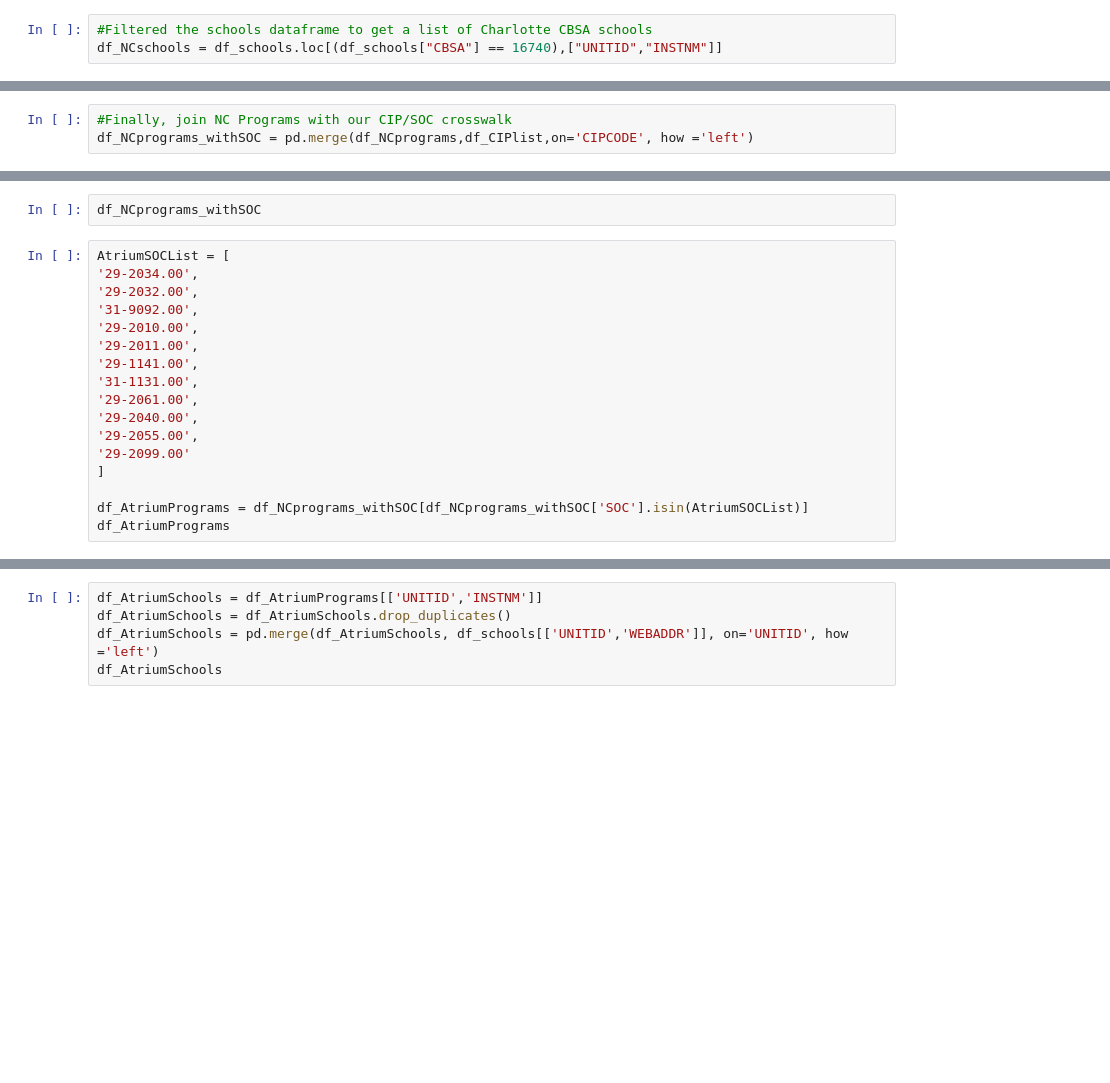
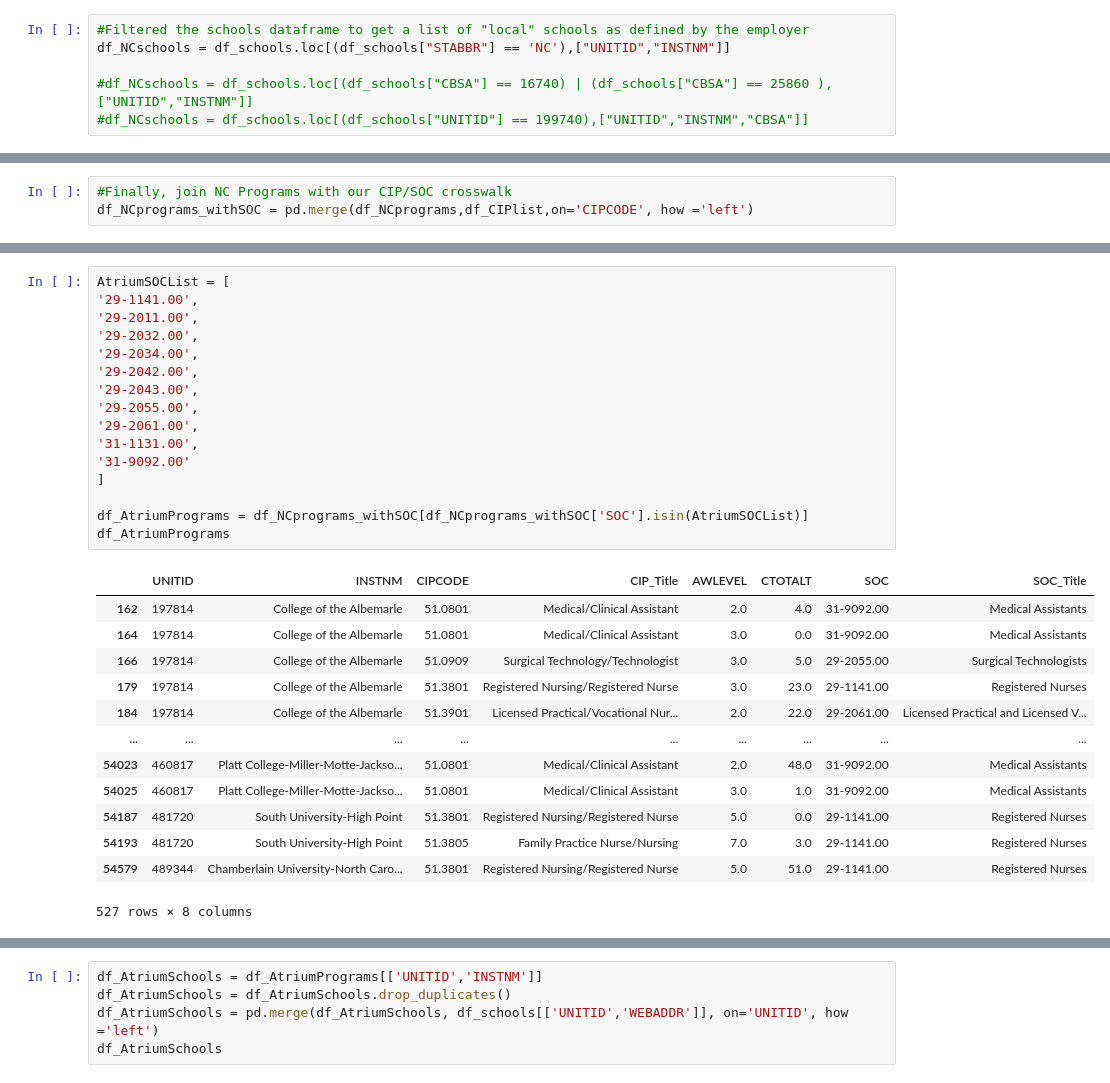
Before and after one commit to daybydata/workforce_development_insights, a Jupyter notebook: ProgramList.ipynb, the cells around one changed output, grey strips where cells are left out. Saved outputs shown, nothing was run; the diff lists cells and outputs as text; blank space fills up the shorter version.

```diff
--- a/ProgramList.ipynb
+++ b/ProgramList.ipynb
@@ -51,6 +113,9 @@ df_CIPlist.rename(columns = {'CIP':'CIPCODE'}, inplace = True)
 # %%
-#Filtered the schools dataframe to get a list of Charlotte CBSA schools
-df_NCschools = df_schools.loc[(df_schools["CBSA"] == 16740),["UNITID","INSTNM"]]
+#Filtered the schools dataframe to get a list of "local" schools as defined by the employer
+df_NCschools = df_schools.loc[(df_schools["STABBR"] == 'NC'),["UNITID","INSTNM"]]
+
+#df_NCschools = df_schools.loc[(df_schools["CBSA"] == 16740) | (df_schools["CBSA"] == 25860 ),["UNITID","INSTNM"]]
+#df_NCschools = df_schools.loc[(df_schools["UNITID"] == 199740),["UNITID","INSTNM","CBSA"]]
 # %%
 #Reivew the NC Schools list
 df_NCschools
@@ -95,19 +217,30 @@ df_NCprograms_withSOC = df_NCprograms_withSOC[cols]
-# %%
-df_NCprograms_withSOC
 # %%
 AtriumSOCList = [
+'29-1141.00',
+'29-2011.00',
+'29-2032.00',
 '29-2034.00',
-'29-2032.00',
-'31-9092.00',
-'29-2010.00',
-'29-2011.00',
-'29-1141.00',
+'29-2042.00',
+'29-2043.00',
+'29-2055.00',
+'29-2061.00',
 '31-1131.00',
-'29-2061.00',
-'29-2040.00',
-'29-2055.00',
-'29-2099.00'
+'31-9092.00'
 ]
 
 df_AtriumPrograms = df_NCprograms_withSOC[df_NCprograms_withSOC['SOC'].isin(AtriumSOCList)]
 df_AtriumPrograms
+# %% [output]
+|  | UNITID | INSTNM | CIPCODE | CIP_Title | AWLEVEL | CTOTALT | SOC | SOC_Title |
+| 162 | 197814 | College of the Albemarle | 51.0801 | Medical/Clinical Assistant | 2.0 | 4.0 | 31-9092.00 | Medical Assistants |
+| 164 | 197814 | College of the Albemarle | 51.0801 | Medical/Clinical Assistant | 3.0 | 0.0 | 31-9092.00 | Medical Assistants |
+| 166 | 197814 | College of the Albemarle | 51.0909 | Surgical Technology/Technologist | 3.0 | 5.0 | 29-2055.00 | Surgical Technologists |
+| 179 | 197814 | College of the Albemarle | 51.3801 | Registered Nursing/Registered Nurse | 3.0 | 23.0 | 29-1141.00 | Registered Nurses |
+| 184 | 197814 | College of the Albemarle | 51.3901 | Licensed Practical/Vocational Nur... | 2.0 | 22.0 | 29-2061.00 | Licensed Practical and Licensed V... |
+| ... | ... | ... | ... | ... | ... | ... | ... | ... |
+| 54023 | 460817 | Platt College-Miller-Motte-Jackso... | 51.0801 | Medical/Clinical Assistant | 2.0 | 48.0 | 31-9092.00 | Medical Assistants |
+| 54025 | 460817 | Platt College-Miller-Motte-Jackso... | 51.0801 | Medical/Clinical Assistant | 3.0 | 1.0 | 31-9092.00 | Medical Assistants |
+| 54187 | 481720 | South University-High Point | 51.3801 | Registered Nursing/Registered Nurse | 5.0 | 0.0 | 29-1141.00 | Registered Nurses |
+| 54193 | 481720 | South University-High Point | 51.3805 | Family Practice Nurse/Nursing | 7.0 | 3.0 | 29-1141.00 | Registered Nurses |
+| 54579 | 489344 | Chamberlain University-North Caro... | 51.3801 | Registered Nursing/Registered Nurse | 5.0 | 51.0 | 29-1141.00 | Registered Nurses |
+527 rows × 8 columns
```
Also changed, not shown: parts of 17 cells of this notebook, 3 other files.
